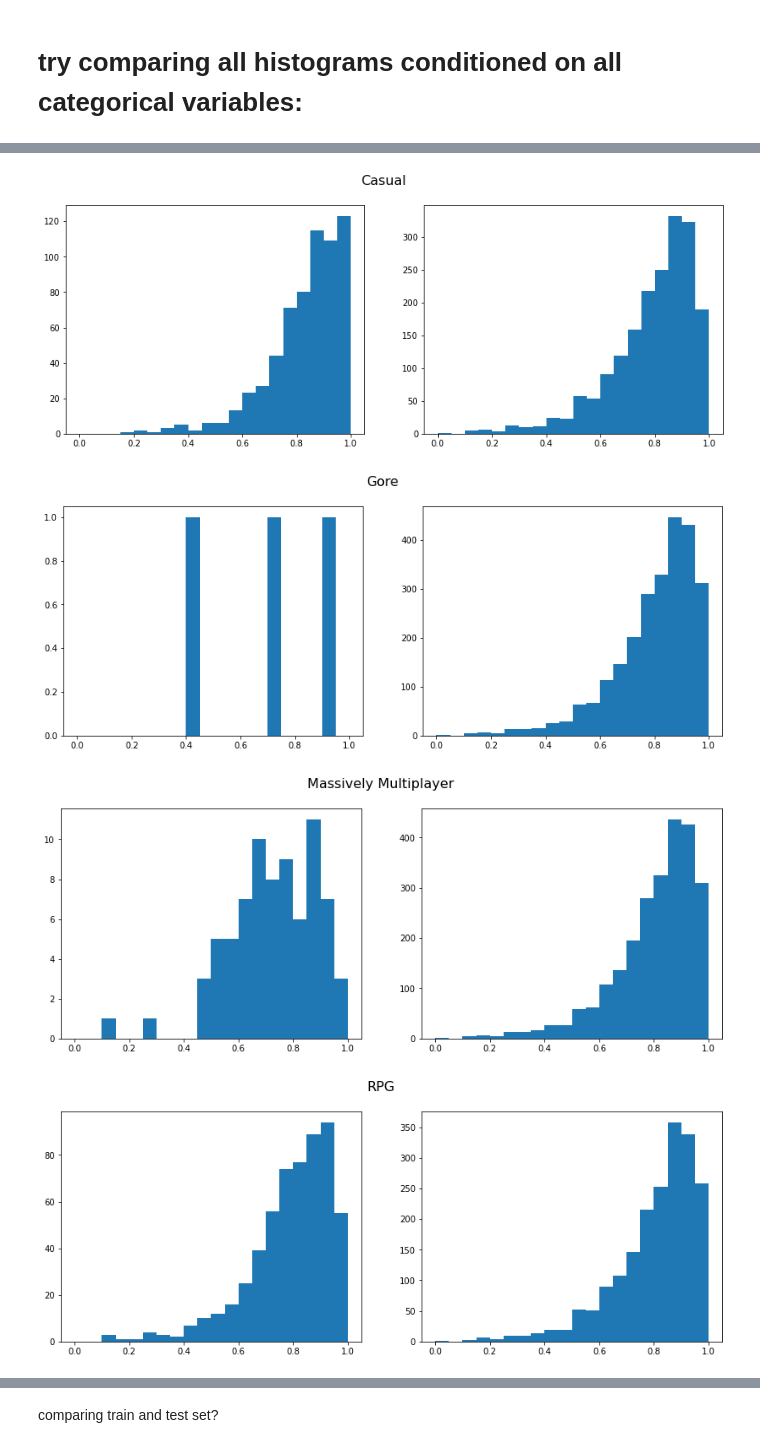
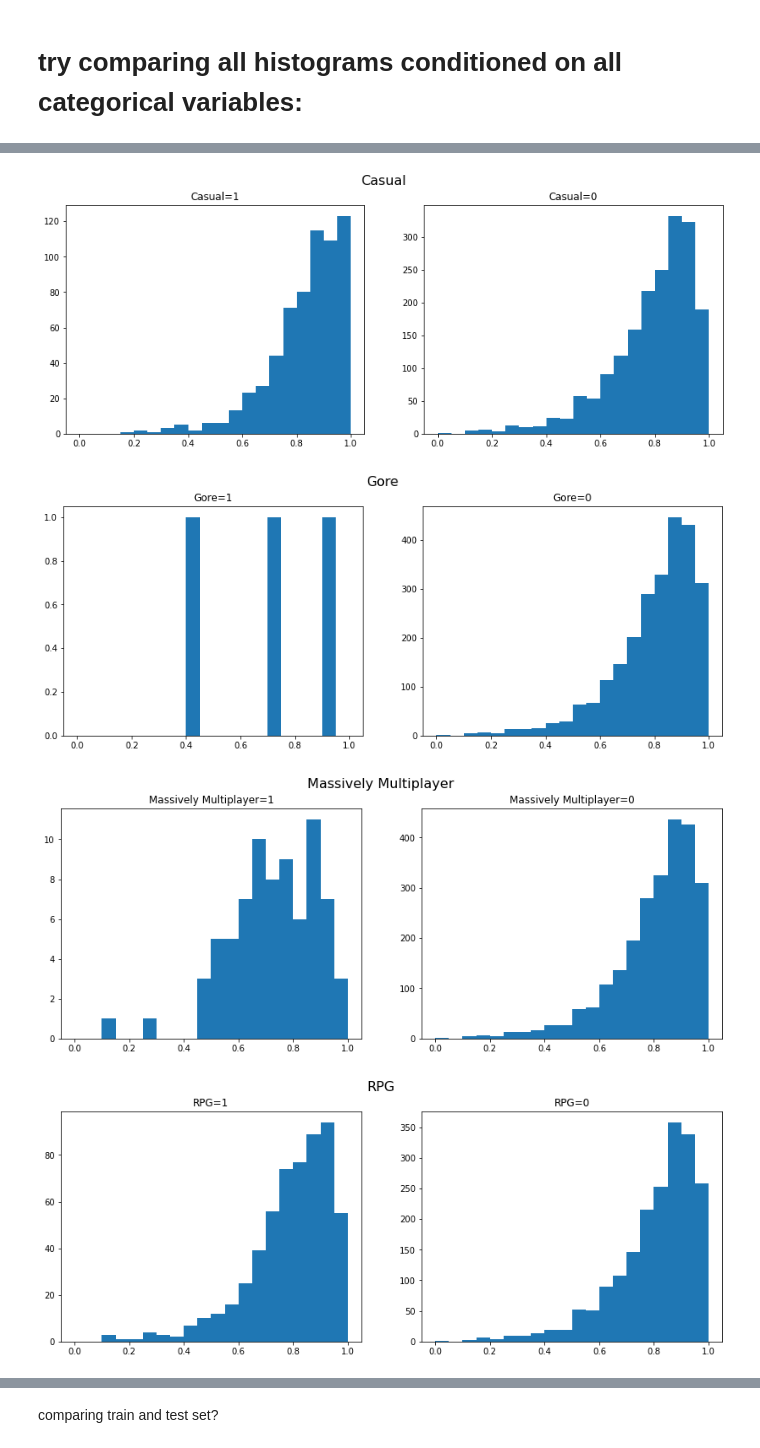
Before and after one commit to emilbreustedt/data-literacy-steam-project, a Jupyter notebook: predictor.ipynb, the cells around one changed output, grey strips where cells are left out. Drawn from its saved outputs; the diff is of its cells as text; code cells hidden in the pictures.

```diff
--- a/predictor.ipynb
+++ b/predictor.ipynb
@@ -217,0 +314,7 @@ Index(['price', 'Free to Play', 'Racing', 'Action', 'Education',
+# %%
+X_train, X_test, y_train, y_test = train_test_split(df.iloc[:,18:-1], df["score"], test_size=0.3, random_state=42)
+reg = LinearRegression().fit(X_train, y_train)
+# %%
+y_pred = reg.predict(X_test)
+reg_rmse_full = np.sqrt(mean_squared_error(y_test, y_pred))
+r2_full = r2_score(y_test, y_pred)
@@ -377,4 +467,6 @@ fig, (ax1, ax2) = plt.subplots(1, 2,figsize=(14, 5))
 fig.suptitle('Downloadable Content', fontsize=16)
 ax1.hist(df.loc[df['Downloadable Content'] == 1]["score"],bins)
 ax2.hist(df.loc[df['Downloadable Content'] == 0]["score"],bins)
+ax1.set_title("Downloadable Content=1")
+ax2.set_title("Downloadable Content=0")
 # %% [output]
@@ -392,4 +480,6 @@ for idx in range(19, len(df.columns)):
     fig.suptitle(df.columns[idx], fontsize=16)
     ax1.hist(df.loc[df.iloc[:,idx] == 1]["score"],bins)
     ax2.hist(df.loc[df.iloc[:,idx] == 0]["score"],bins)
+    ax1.set_title(df.columns[idx]+"=1")
+    ax2.set_title(df.columns[idx]+"=0")
 # %% [output]
@@ -404,7 +494,7 @@ for idx in range(19, len(df.columns)):
-[figure, old version]
+[figure, new version]
-[figure, old version]
+[figure, new version]
-[figure, old version]
+[figure, new version]
-[figure, old version]
+[figure, new version]
 ... (34 outputs left out)
 # %% [markdown]
 comparing train and test set?
```
Also changed, not shown: parts of 27 cells of this notebook.
